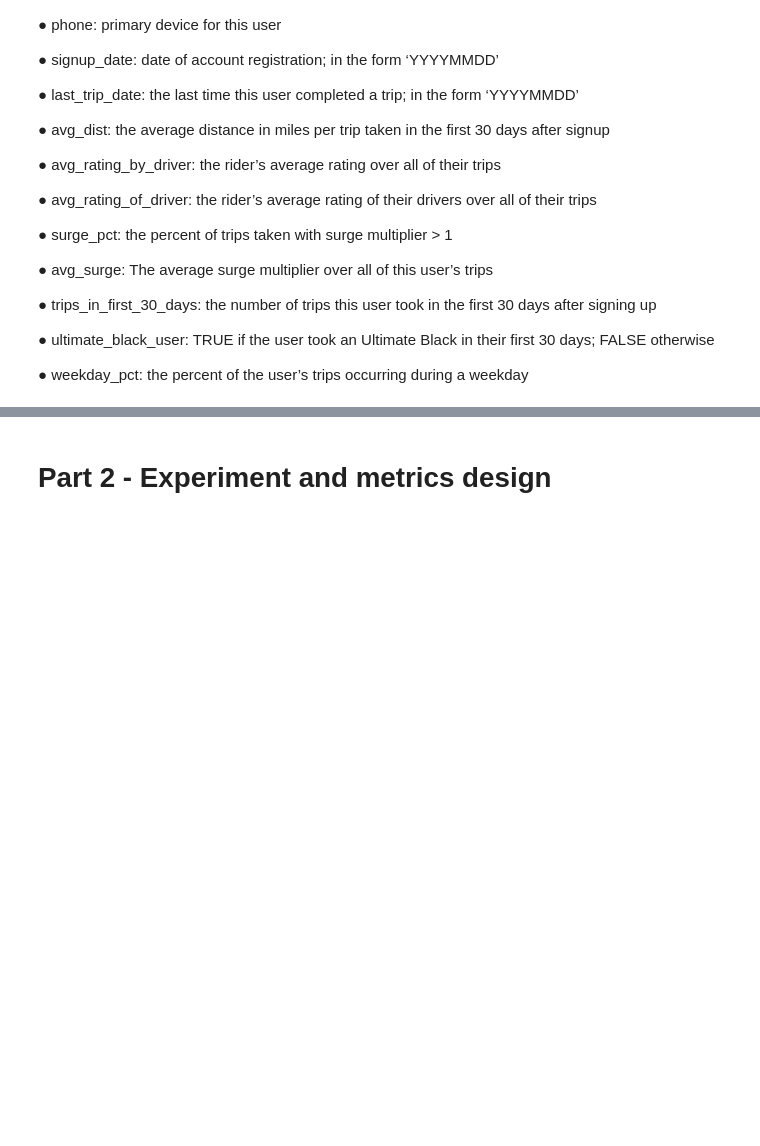
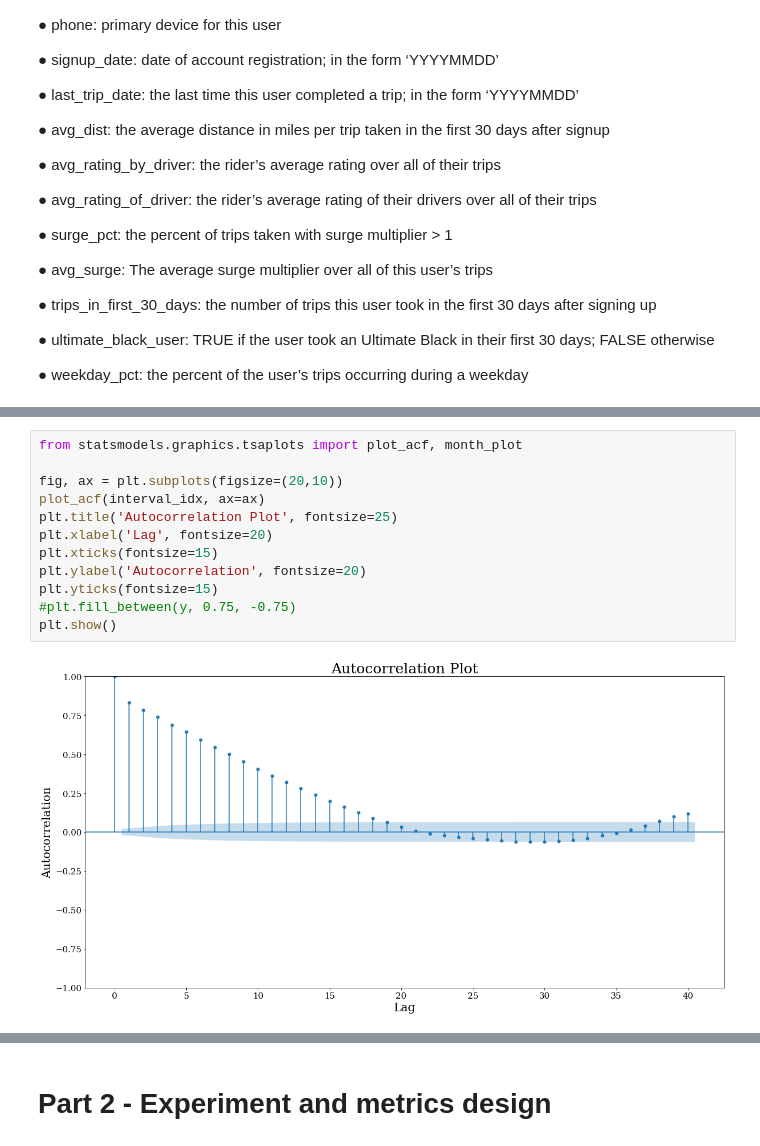
Before and after one commit to phebecarlson/Springboard, a Jupyter notebook: Interview Challenges/Ultimate Challenge/Interview Take Home - Ultimate Challenge .ipynb, the cells around one changed output, grey strips where cells are left out. Drawn from its saved outputs; the diff is of its cells as text; blank space fills up the shorter version.

```diff
--- a/Interview Challenges/Ultimate Challenge/Interview Take Home - Ultimate Challenge .ipynb
+++ b/Interview Challenges/Ultimate Challenge/Interview Take Home - Ultimate Challenge .ipynb
@@ -46,0 +184,14 @@ logins = json.loads('../logins.json')
+# %%
+from statsmodels.graphics.tsaplots import plot_acf, month_plot
+
+fig, ax = plt.subplots(figsize=(20,10))
+plot_acf(interval_idx, ax=ax)
+plt.title('Autocorrelation Plot', fontsize=25)
+plt.xlabel('Lag', fontsize=20)
+plt.xticks(fontsize=15)
+plt.ylabel('Autocorrelation', fontsize=20)
+plt.yticks(fontsize=15)
+#plt.fill_between(y, 0.75, -0.75)
+plt.show()
+# %% [output]
+[figure, added]
```
Also changed, not shown: parts of 35 cells of this notebook.
